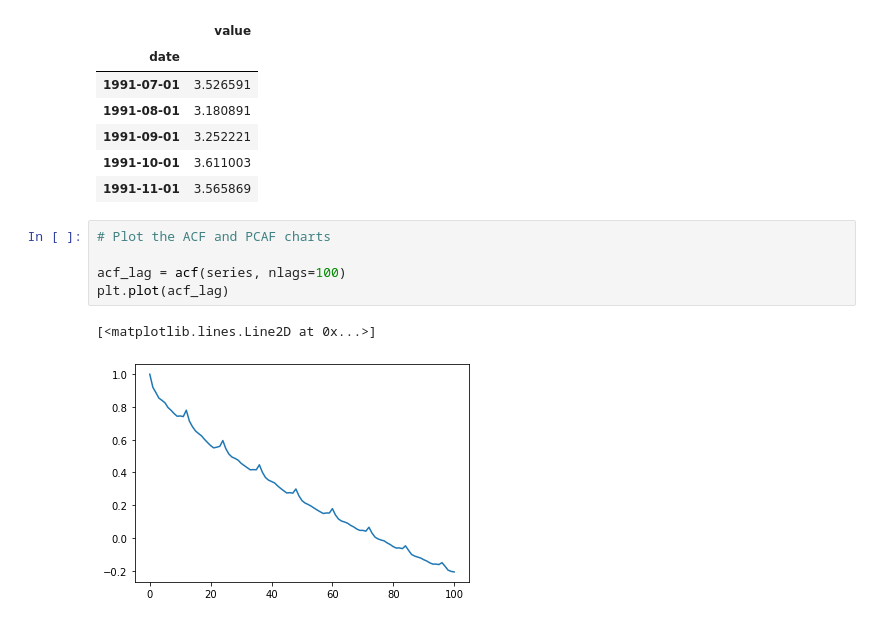
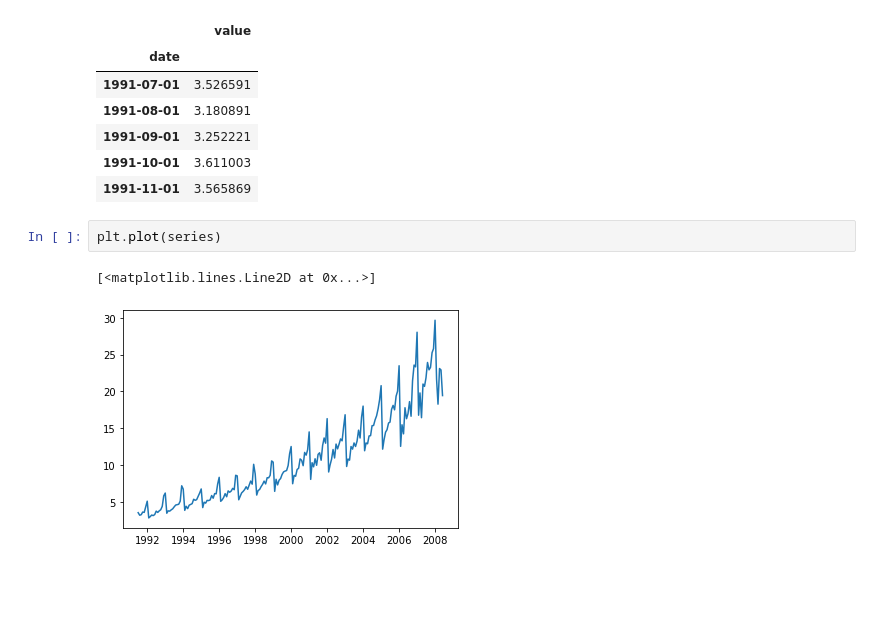
Before and after one commit to dileepsathyan/100daysofcode, a Jupyter notebook: day_51.ipynb, the cells around one changed output. Saved outputs shown, nothing was run; the diff lists cells and outputs as text; blank space fills up the shorter version.

```diff
--- a/day_51.ipynb
+++ b/day_51.ipynb
@@ -57,11 +57,8 @@ series.head()
 | 1991-09-01 | 3.252221 |
 | 1991-10-01 | 3.611003 |
 | 1991-11-01 | 3.565869 |
-# %%
-# Plot the ACF and PCAF charts
-
-acf_lag = acf(series, nlags=100)
-plt.plot(acf_lag)
-# %% [output]
-[<matplotlib.lines.Line2D at 0x...>]
-[figure, removed]
+# %%
+plt.plot(series)
+# %% [output]
+[<matplotlib.lines.Line2D at 0x...>]
+[figure, added]
```
